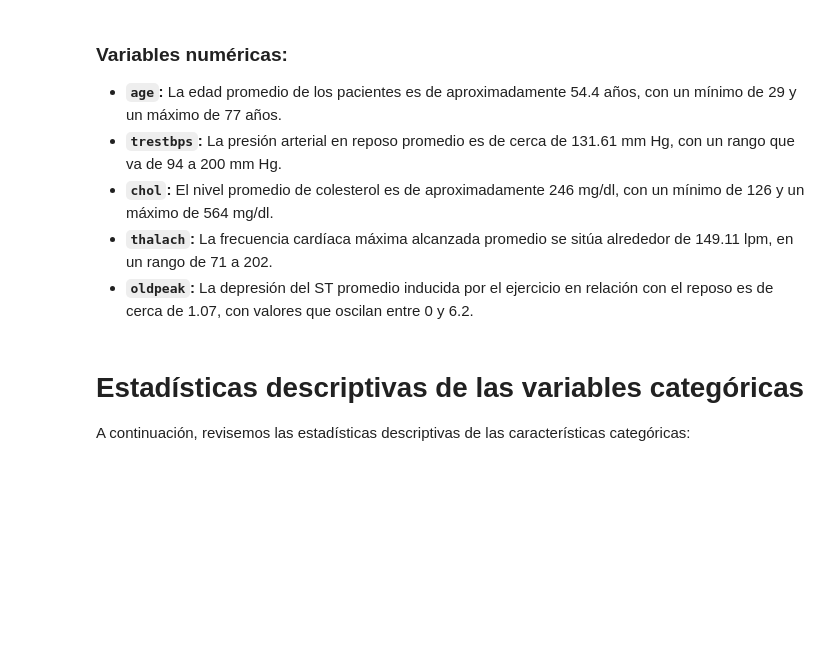
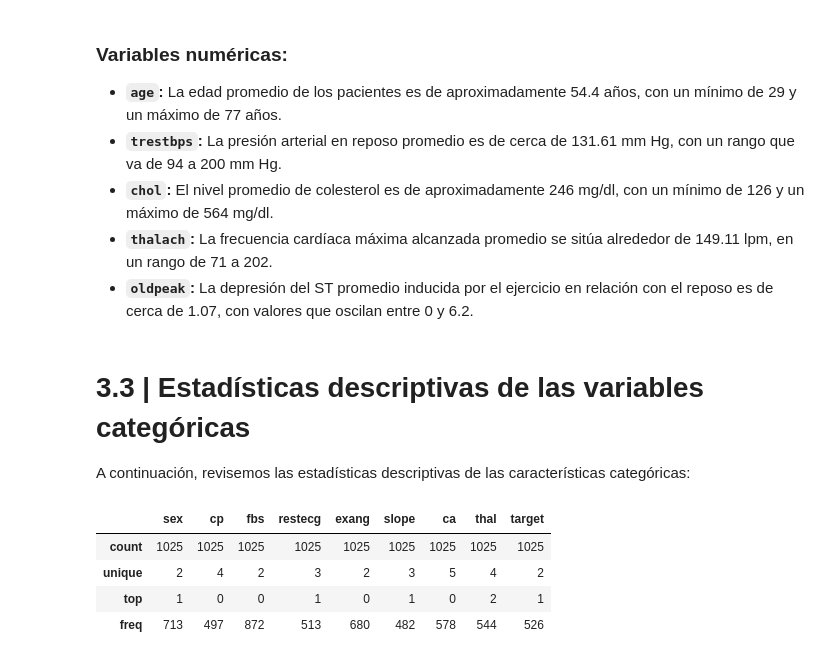
Before and after one commit to david-ramirezl/deteccion-riesgo-cardiovascular, a Jupyter notebook: notebooks/deteccion_riesgo_cardiovascular.ipynb, the cells around one changed output. Drawn from its saved outputs; the diff is of its cells as text; code cells hidden in the pictures; blank space fills up the shorter version.

```diff
--- a/notebooks/deteccion_riesgo_cardiovascular.ipynb
+++ b/notebooks/deteccion_riesgo_cardiovascular.ipynb
@@ -171,6 +175,15 @@ df.describe().T
 - **`thalach`:** La frecuencia cardíaca máxima alcanzada promedio se sitúa alrededor de 149.11 lpm, en un rango de 71 a 202.
 - **`oldpeak`:** La depresión del ST promedio inducida por el ejercicio en relación con el reposo es de cerca de 1.07, con valores que oscilan entre 0 y 6.2.
 # %% [markdown]
-# Estadísticas descriptivas de las variables categóricas
+# 3.3 | Estadísticas descriptivas de las variables categóricas
 
 A continuación, revisemos las estadísticas descriptivas de las características categóricas:
+# %%
+# Obtener las estadísticas descriptivas de las variables categóricas
+df.describe(include='object')
+# %% [output]
+|  | sex | cp | fbs | restecg | exang | slope | ca | thal | target |
+| count | 1025 | 1025 | 1025 | 1025 | 1025 | 1025 | 1025 | 1025 | 1025 |
+| unique | 2 | 4 | 2 | 3 | 2 | 3 | 5 | 4 | 2 |
+| top | 1 | 0 | 0 | 1 | 0 | 1 | 0 | 2 | 1 |
+| freq | 713 | 497 | 872 | 513 | 680 | 482 | 578 | 544 | 526 |
```
Also changed, not shown: parts of 16 cells of this notebook, 1 other file.
